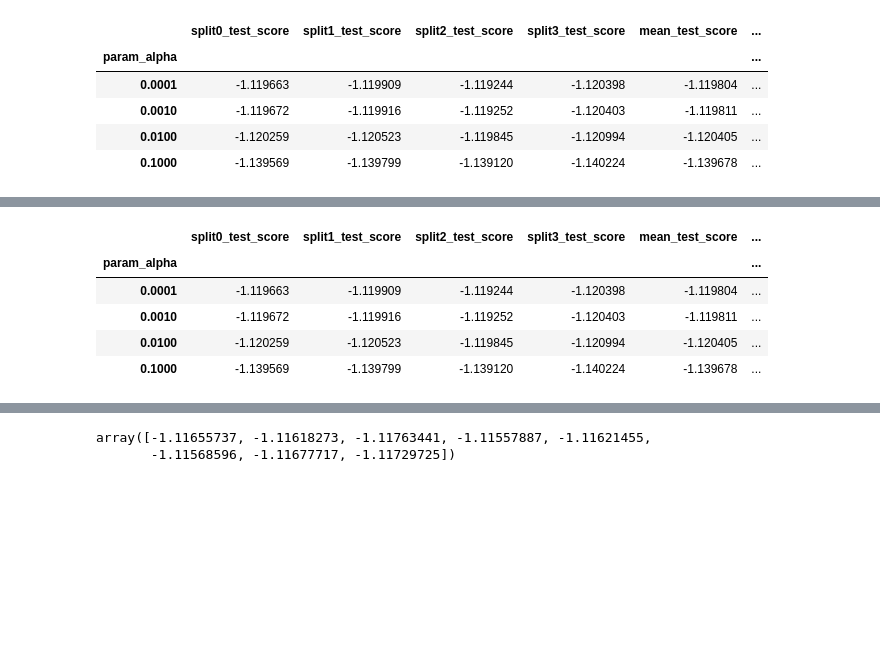
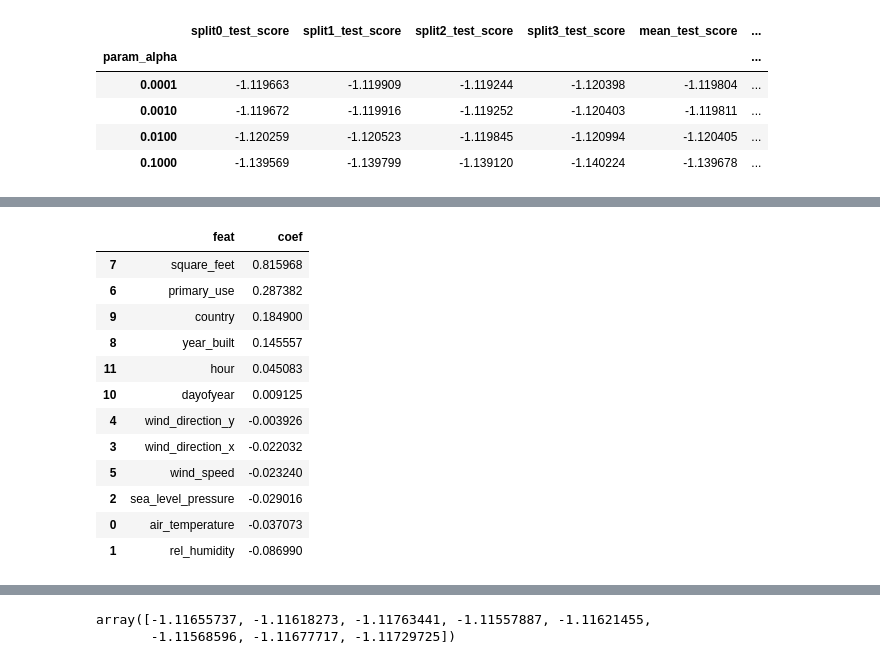
Before and after one commit to tri-bui/energy-predictor, a Jupyter notebook: notebooks/04-modeling.ipynb, the cells around one changed output, grey strips where cells are left out. Saved outputs shown, nothing was run; the diff lists cells and outputs as text; code cells hidden in the pictures; blank space fills up the shorter version.

Commit message:
Add another custom feature set for lasso regression

```diff
--- a/notebooks/04-modeling.ipynb
+++ b/notebooks/04-modeling.ipynb
@@ -501,5 +501,8 @@ pd.DataFrame(lasso12.cv_results_).set_index('param_alpha').iloc[:, 5:]
 lasso12 = Lasso(alpha=1e-4, random_state=0).fit(Xe_train_scaled[custom_feats2], ye_train)
 
 # RMSE for predictions on validation set
-np.sqrt(mean_squared_error(y_val, lasso12.predict(Xe_val_scaled[custom_feats2]))))
+print(np.sqrt(mean_squared_error(ye_val, lasso12.predict(Xe_val_scaled[custom_feats2]))))
+
+# Feature coefficients
+pd.DataFrame(zip(custom_feats2, lasso12.coef_), columns=['feat', 'coef']).sort_values('coef', ascending=False)
 # %% [output]
@@ -508,6 +510,13 @@ np.sqrt(mean_squared_error(y_val, lasso12.predict(Xe_val_scaled[custom_feats2]))
-|  | split0_test_score | split1_test_score | split2_test_score | split3_test_score | mean_test_score | ... |
-| param_alpha |  |  |  |  |  | ... |
-| 0.0001 | -1.119663 | -1.119909 | -1.119244 | -1.120398 | -1.119804 | ... |
-| 0.0010 | -1.119672 | -1.119916 | -1.119252 | -1.120403 | -1.119811 | ... |
-| 0.0100 | -1.120259 | -1.120523 | -1.119845 | -1.120994 | -1.120405 | ... |
-| 0.1000 | -1.139569 | -1.139799 | -1.139120 | -1.140224 | -1.139678 | ... |
+|  | feat | coef |
+| 7 | square_feet | 0.815968 |
+| 6 | primary_use | 0.287382 |
+| 9 | country | 0.184900 |
+| 8 | year_built | 0.145557 |
+| 11 | hour | 0.045083 |
+| 10 | dayofyear | 0.009125 |
+| 4 | wind_direction_y | -0.003926 |
+| 3 | wind_direction_x | -0.022032 |
+| 5 | wind_speed | -0.023240 |
+| 2 | sea_level_pressure | -0.029016 |
+| 0 | air_temperature | -0.037073 |
+| 1 | rel_humidity | -0.086990 |
```
Also changed, not shown: parts of 4 cells of this notebook.
